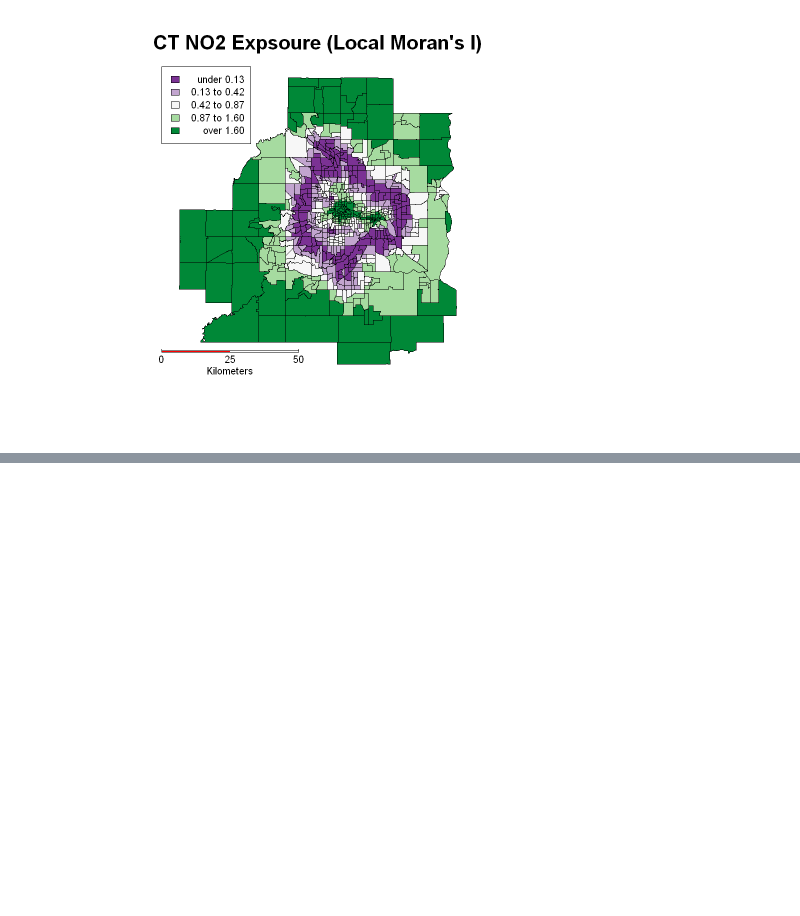
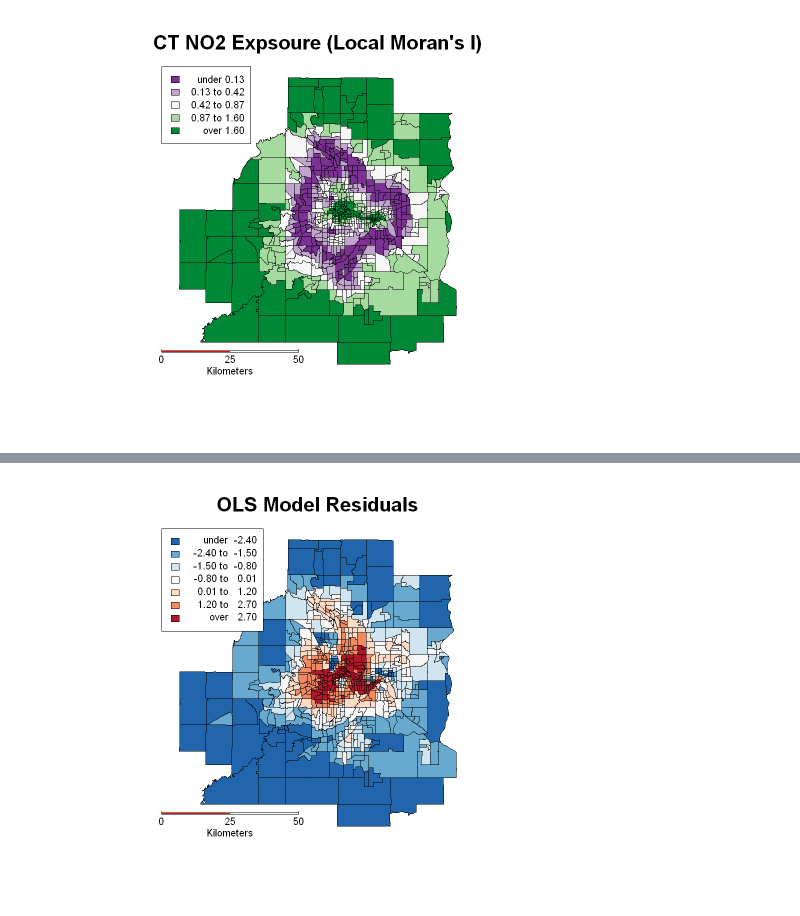
Before and after one commit to travisormsby/day_of_data, a Jupyter notebook: Autocorrelation.ipynb, the cells around one changed output, grey strips where cells are left out. Saved outputs shown, nothing was run; the diff lists cells and outputs as text; code cells hidden in the pictures; blank space fills up the shorter version.

```diff
--- a/Autocorrelation.ipynb
+++ b/Autocorrelation.ipynb
@@ -107,0 +143,3 @@ map.scale(-32000,-48000,50000,"Kilometers",2,25,sfcol='red')
+# %%
+ct.ols <- lm(Avg_Avg_NO~Pminori, data = ct.aea)
+summary(ct.ols)
@@ -107,0 +213,4 @@ map.scale(-32000,-48000,50000,"Kilometers",2,25,sfcol='red')
+# %%
+# spatial lag model
+sar.ct <- lagsarlm(Avg_Avg_NO ~ Pminori, data = ct.aea, ct.lw)
+summary(sar.ct)
@@ -107,0 +235,4 @@ map.scale(-32000,-48000,50000,"Kilometers",2,25,sfcol='red')
+# %%
+# Spatial Error Model
+sem.ct <- errorsarlm(Avg_Avg_NO ~ Pminori, data = ct.aea, ct.lw)
+summary(sem.ct)
@@ -107,0 +257,16 @@ map.scale(-32000,-48000,50000,"Kilometers",2,25,sfcol='red')
+# %%
+ct.aea$ct.ols.res<-resid(ct.ols) #residuals ols
+
+ct.aea$ct.sar.res<-resid(sar.ct) #residual sar
+
+ct.aea$ct.sem.res<-resid(sem.ct) #residual sem
+# %%
+# make a choropleth map of the OLS model residuals to visualize data
+olsres <- as.numeric(ct.aea$ct.ols.res)
+olsres.shade <- auto.shading(olsres,n=7,cols = rev(brewer.pal(7,"RdBu")))
+choropleth(ct.aea,olsres,shading=olsres.shade)
+choro.legend(-57000,56500, olsres.shade,fmt="%6.2f")
+title("OLS Model Residuals",cex.main=2)
+map.scale(-32000,-48000,50000,"Kilometers",2,25,sfcol='red')
+# %% [output]
+[figure, added]
```
Also changed, not shown: parts of 16 cells of this notebook.
